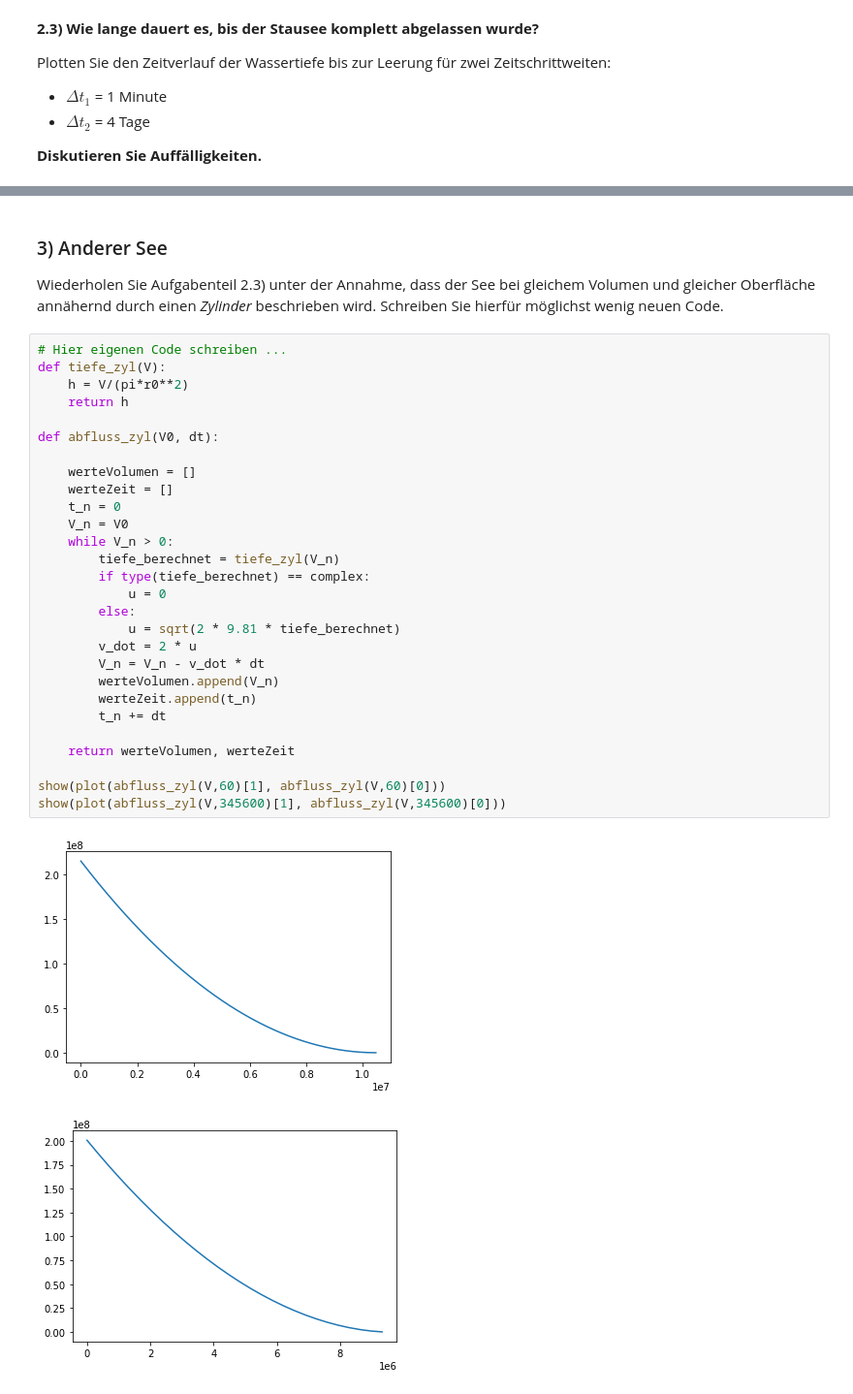
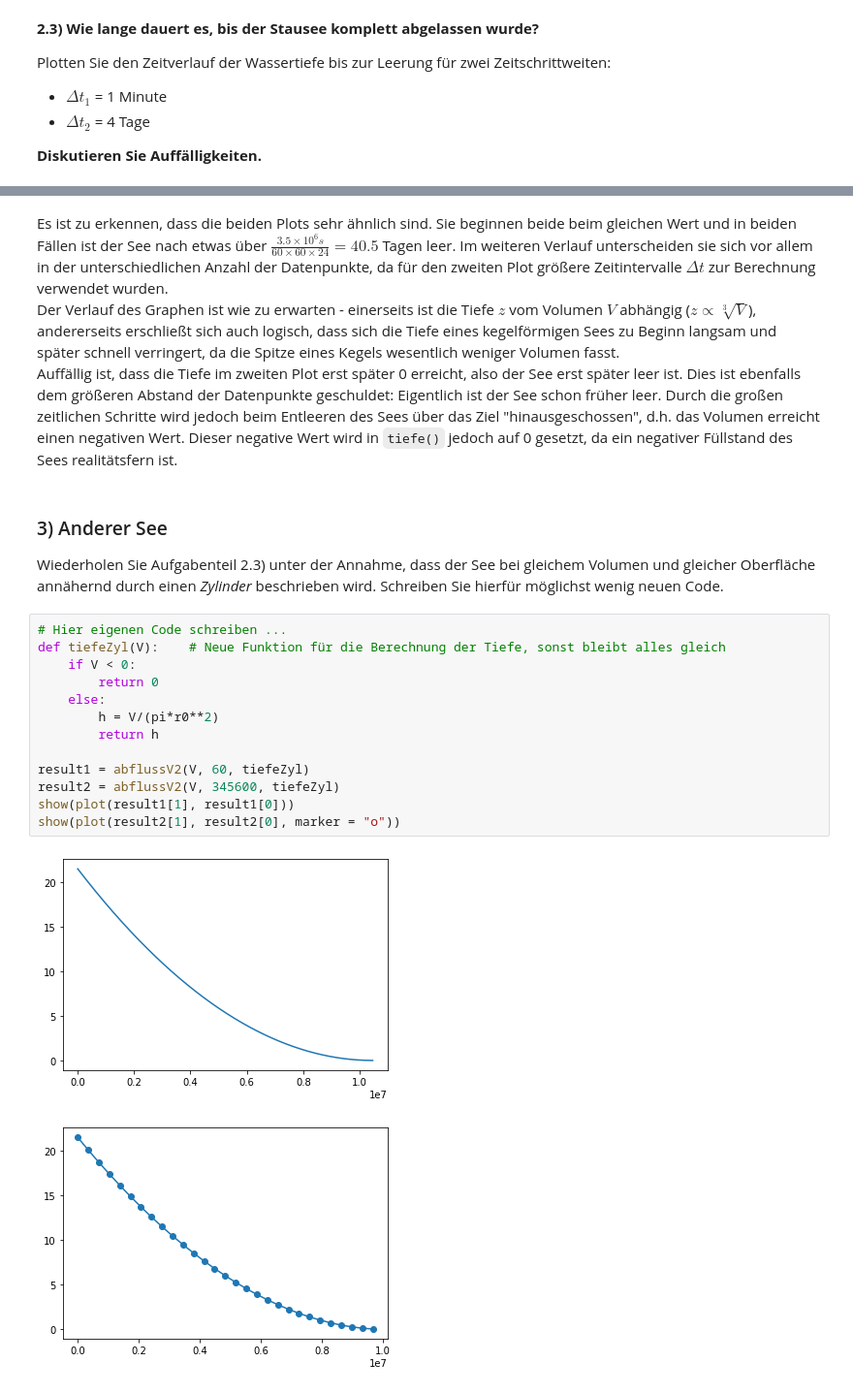
Before and after one commit to JuliusGoelz/Python_fuer_Ingenieure, a Jupyter notebook: HA2_Gruppe214.ipynb, the cells around one changed output, grey strips where cells are left out. Shown at 97% size. Drawn from its saved outputs; the diff is of its cells as text.

```diff
--- a/HA2_Gruppe214.ipynb
+++ b/HA2_Gruppe214.ipynb
@@ -150,35 +172,24 @@ show(plot(abfluss(V,345600)[1], abfluss(V,345600)[0]))
+# %% [markdown]
+Es ist zu erkennen, dass die beiden Plots sehr ähnlich sind. Sie beginnen beide beim gleichen Wert und in beiden Fällen ist der See nach etwas über $\frac{3.5\times 10^6s}{60\times 60\times 24}=40.5$ Tagen leer. Im weiteren Verlauf unterscheiden sie sich vor allem in der unterschiedlichen Anzahl der Datenpunkte, da für den zweiten Plot größere Zeitintervalle $\Delta t$ zur Berechnung verwendet wurden.\
+Der Verlauf des Graphen ist wie zu erwarten - einerseits ist die Tiefe $z$ vom Volumen $V$ abhängig ($z\propto\sqrt[3]{V}$), andererseits erschließt sich auch logisch, dass sich die Tiefe eines kegelförmigen Sees zu Beginn langsam und später schnell verringert, da die Spitze eines Kegels wesentlich weniger Volumen fasst.\
+Auffällig ist, dass die Tiefe im zweiten Plot erst später 0 erreicht, also der See erst später leer ist. Dies ist ebenfalls dem größeren Abstand der Datenpunkte geschuldet: Eigentlich ist der See schon früher leer. Durch die großen zeitlichen Schritte wird jedoch beim Entleeren des Sees über das Ziel "hinausgeschossen", d.h. das Volumen erreicht einen negativen Wert. Dieser negative Wert wird in `tiefe()` jedoch auf 0 gesetzt, da ein negativer Füllstand des Sees realitätsfern ist.
 # %% [markdown]
 ### 3) Anderer See
 
 Wiederholen Sie Aufgabenteil 2.3) unter der Annahme, dass der See bei gleichem Volumen und gleicher Oberfläche annähernd durch einen *Zylinder* beschrieben wird. Schreiben Sie hierfür möglichst wenig neuen Code.
-# %%
-# Hier eigenen Code schreiben ...
-def tiefe_zyl(V):
-    h = V/(pi*r0**2)
-    return h
-
-def abfluss_zyl(V0, dt):
-
-    werteVolumen = []
-    werteZeit = []
-    t_n = 0
-    V_n = V0
-    while V_n > 0:
-        tiefe_berechnet = tiefe_zyl(V_n)
-        if type(tiefe_berechnet) == complex:
-            u = 0
-        else:
-            u = sqrt(2 * 9.81 * tiefe_berechnet)
-        v_dot = 2 * u
-        V_n = V_n - v_dot * dt
-        werteVolumen.append(V_n)
-        werteZeit.append(t_n)
-        t_n += dt
-
-    return werteVolumen, werteZeit
-
-show(plot(abfluss_zyl(V,60)[1], abfluss_zyl(V,60)[0]))
-show(plot(abfluss_zyl(V,345600)[1], abfluss_zyl(V,345600)[0]))
-# %% [output]
-[figure, removed]
-[figure, removed]
+# %%
+# Hier eigenen Code schreiben ...
+def tiefeZyl(V):    # Neue Funktion für die Berechnung der Tiefe, sonst bleibt alles gleich
+    if V < 0:
+        return 0
+    else:
+        h = V/(pi*r0**2)
+        return h
+
+result1 = abflussV2(V, 60, tiefeZyl)
+result2 = abflussV2(V, 345600, tiefeZyl)
+show(plot(result1[1], result1[0]))
+show(plot(result2[1], result2[0], marker = "o"))
+# %% [output]
+[figure, added]
+[figure, added]
```
Also changed, not shown: parts of 6 cells of this notebook, 1 other file.
